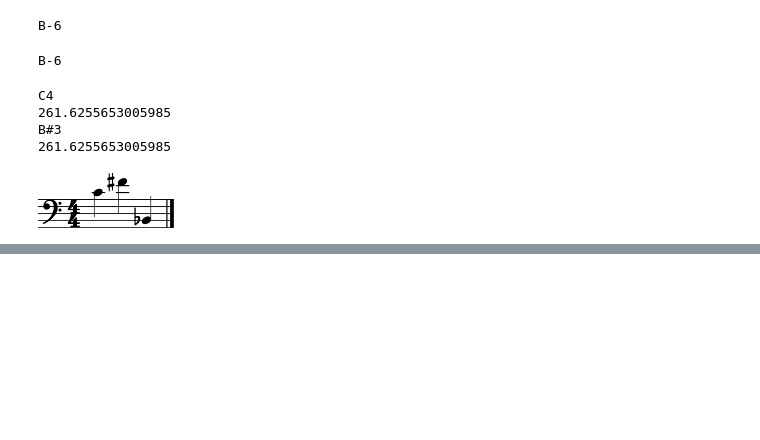
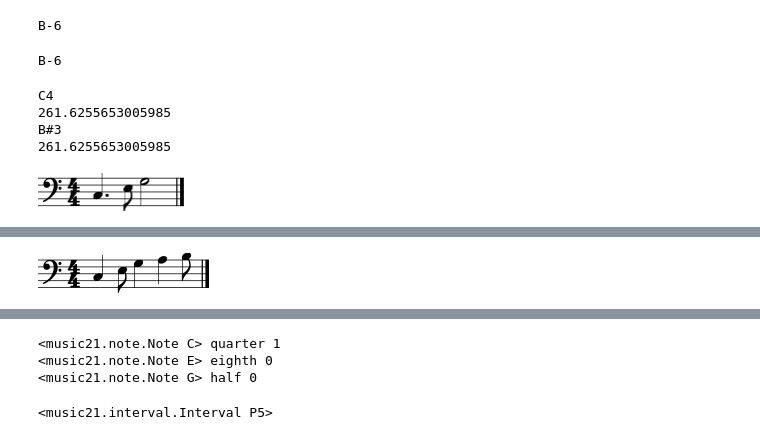
Before and after one commit to chrislomeli/music21-sandbox, a Jupyter notebook: music21.ipynb, the cells around one changed output, grey strips where cells are left out. Drawn from its saved outputs; the diff is of its cells as text; code cells hidden in the pictures; blank space fills up the shorter version.

```diff
--- a/music21.ipynb
+++ b/music21.ipynb
@@ -117,14 +117,28 @@ B#3
 261.6255653005985
 # %%
 import music21 as m21
-note1 = m21.note.Note('C4')
-note2 = m21.note.Note('F#4')
-note3 = m21.note.Note('B-2')
+note1 = m21.note.Note('C3', quarterLength=1)
+note2 = m21.note.Note('E3', quarterLength=.5)
+note3 = m21.note.Note('G3')
 
-stream = m21.stream.Stream()
-stream.append(note1)
-stream.append(note2)
-stream.append(note3)
-stream.show()
+stream2 = m21.stream.Stream()
+stream2.append(m21.note.Note('C3', quarterLength=1))
+stream2.append(m21.note.Note('E3', quarterLength=.5))
+stream2.append(m21.note.Note('G3'))
+stream2.append(m21.note.Note('A3'))
+stream2.append(m21.note.Note('B3', quarterLength=.5))
+
+stream1 = m21.stream.Stream()
+stream1.append(m21.note.Note('C3', quarterLength=1.5))
+stream1.append(m21.note.Note('E3', quarterLength=.5))
+stream1.append(m21.note.Note('G3', quarterLength=2))
+
+
+
+stream1.show()
+stream1.show('midi')
+
+stream2.show()
+stream2.show('midi')
 # %% [output]
-[figure, old version]
+[figure, new version]
@@ -130,0 +146 @@ stream.show()
+[figure, added]
@@ -130,0 +148,11 @@ stream.show()
+# %%
+for thisNote in stream1.getElementsByClass(['Note', 'Rest']):
+    print(thisNote, thisNote.duration.type, thisNote.duration.dots)
+# %% [output]
+<music21.note.Note C> quarter 1
+<music21.note.Note E> eighth 0
+<music21.note.Note G> half 0
+# %%
+stream1.analyze('ambitus')
+# %% [output]
+<music21.interval.Interval P5>
```
Also changed, not shown: parts of 1 cell of this notebook.
